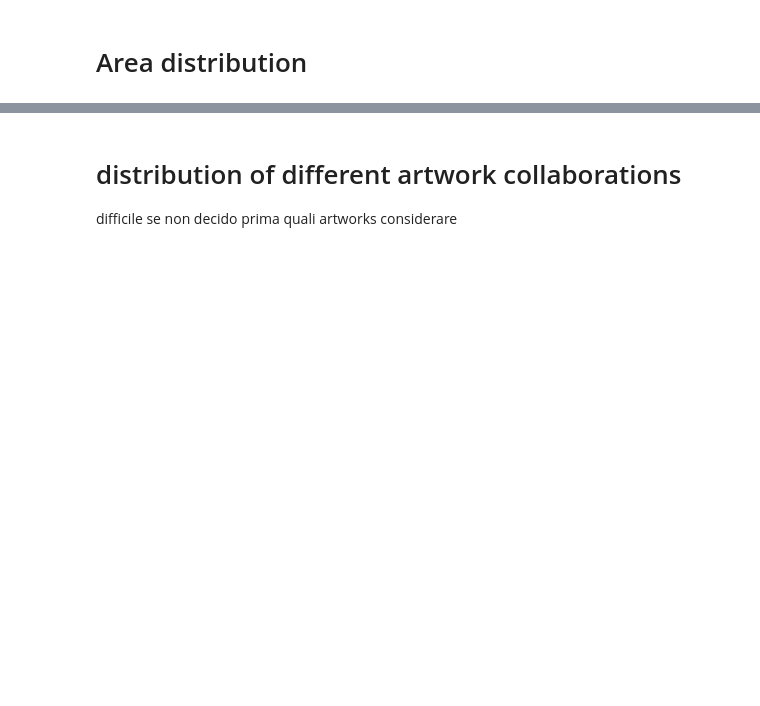
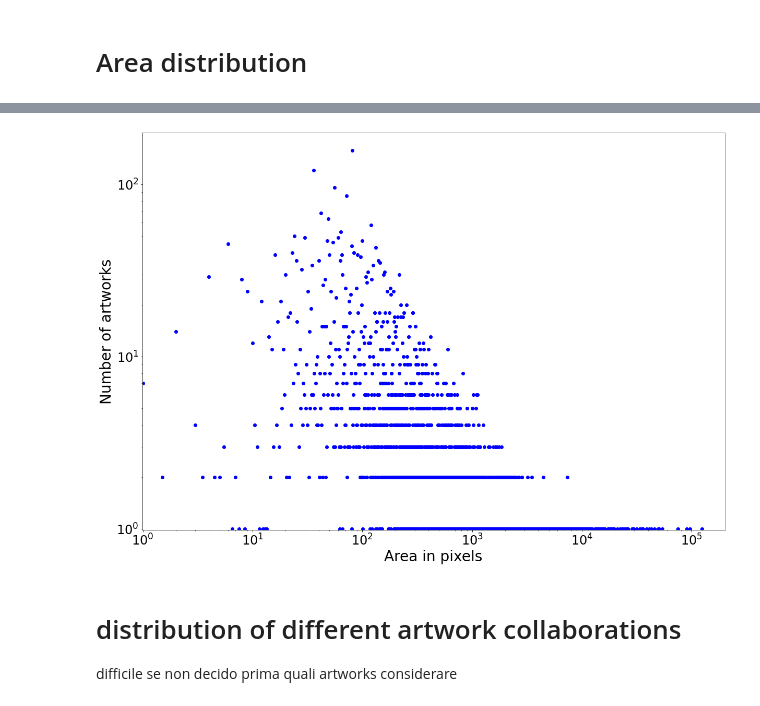
Before and after one commit to pietro-sillano/r-place-Network-Analysis, a Jupyter notebook: plot.ipynb, the cells around one changed output, grey strips where cells are left out. Drawn from its saved outputs; the diff is of its cells as text; code cells hidden in the pictures; blank space fills up the shorter version.

```diff
--- a/plot.ipynb
+++ b/plot.ipynb
@@ -231,28 +263,30 @@ len(l)
 # %%
 degin_distri=Counter(l)
 
 
 x=[]
 y=[]
 
 for i in sorted(degin_distri):
     x.append(i)
     y.append(degin_distri[i])
 
 plt.figure(figsize=(20,14),)
 plt.plot(x,y,'bo')
 
-plt.xlabel('Area in pixels', fontsize=20)
-plt.ylabel('Number of artworks', fontsize=20)
+plt.xlabel('Area in pixels', fontsize=28)
+plt.ylabel('Number of artworks', fontsize=28)
 
 
-plt.xticks(fontsize=20)
-plt.yticks(fontsize=20)
+plt.xticks(fontsize=24)
+plt.yticks(fontsize=24)
 
 plt.yscale('log')
 plt.xscale('log')
-plt.axis([0,2e5,0,200])
+plt.axis([0.99,2e5,0.99,200])
 plt.savefig('plot/area_distribution.png',dpi = 300,backend = 'cairo')
+# %% [output]
+[figure, added]
 # %% [markdown]
 # distribution of different artwork collaborations
 difficile se non decido prima quali artworks considerare
```
Also changed, not shown: parts of 16 cells of this notebook, 23 other files.
